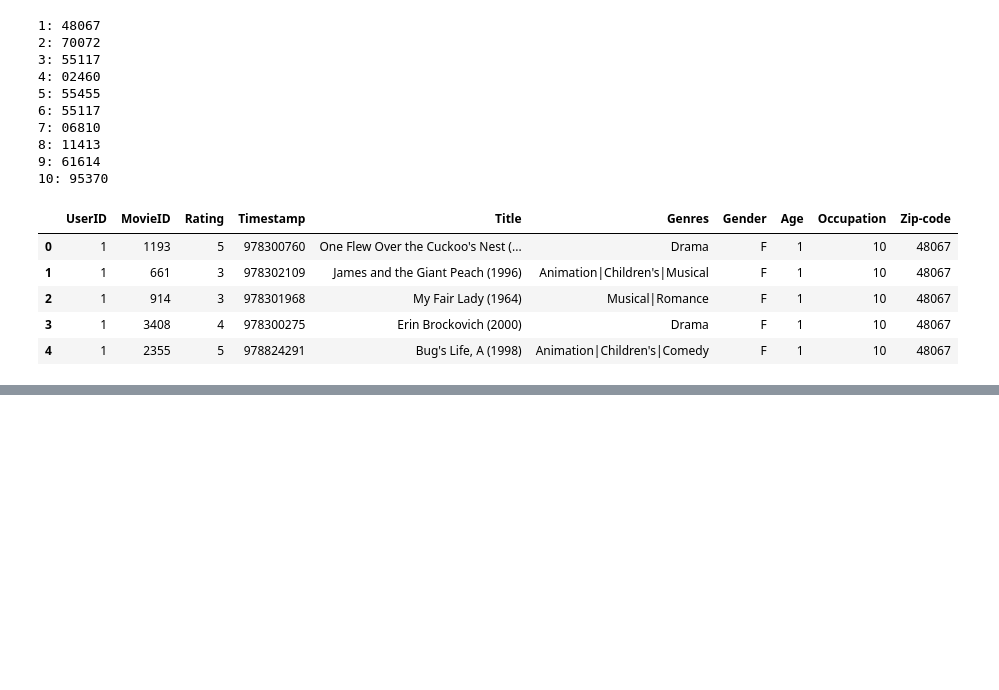
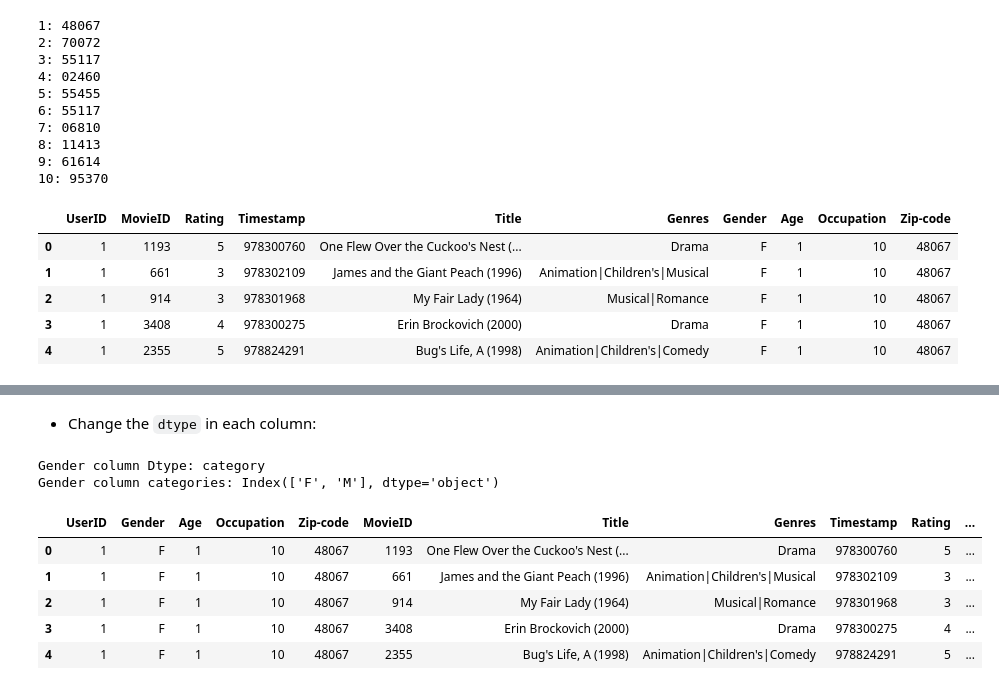
Before and after one commit to grace-sampao/Learning-Log-Python-Machine-Learning-by-Example-by-Yuxi-Hayden-Liu, a Jupyter notebook: exercises/02-building-a-movie-recommendation-engine-with-naïve-bayes/exercise-01.ipynb, the cells around one changed output, grey strips where cells are left out. Drawn from its saved outputs; the diff is of its cells as text; code cells hidden in the pictures; blank space fills up the shorter version.

```diff
--- a/exercises/02-building-a-movie-recommendation-engine-with-naïve-bayes/exercise-01.ipynb
+++ b/exercises/02-building-a-movie-recommendation-engine-with-naïve-bayes/exercise-01.ipynb
@@ -342,0 +367,6 @@ user_movie_ratings.head()
+# %%
+column_order = ['UserID', 'Gender', 'Age', 'Occupation', 'Zip-code', 'MovieID', 'Title', 'Genres', 'Timestamp', 'Rating']
+
+user_movie_ratings = user_movie_ratings[column_order]
+
+user_movie_ratings.head()
@@ -342,0 +380,32 @@ user_movie_ratings.head()
+# %% [markdown]
+- Change the `dtype` in each column:
+# %%
+# Change the dtype in the gender column from object to category (unordered)
+user_movie_ratings['Gender'] = user_movie_ratings['Gender'].astype('category')
+
+print(f"Gender column Dtype: {user_movie_ratings['Gender'].dtype}")
+print(f"Gender column categories: {user_movie_ratings['Gender'].cat.categories}")
+# %% [output]
+Gender column Dtype: category
+Gender column categories: Index(['F', 'M'], dtype='object')
+# %%
+# Change the dtype in the age column from int64 to category (ordered)
+bins = [0, 12, 19, 34, 54, 64, 120]
+# labels = ['Child', 'Teen', 'Young Adult', 'Middle Aged', 'Older Adult', 'Senior']
+labels = ['Child (0 - 12)', 'Teen (13 - 19)', 'Young Adult (20 - 34)', 'Middle Aged (35 - 54)', 'Older Adult (55 - 64)', 'Senior (65+)']
+
+user_movie_ratings['Age Group'] = pd.cut(
+  user_movie_ratings['Age'],
+  bins=bins,
+  labels=labels,
+  include_lowest=True
+)
+
+user_movie_ratings.head()
+# %% [output]
+|  | UserID | Gender | Age | Occupation | Zip-code | MovieID | Title | Genres | Timestamp | Rating | ... |
+| 0 | 1 | F | 1 | 10 | 48067 | 1193 | One Flew Over the Cuckoo's Nest (... | Drama | 978300760 | 5 | ... |
+| 1 | 1 | F | 1 | 10 | 48067 | 661 | James and the Giant Peach (1996) | Animation|Children's|Musical | 978302109 | 3 | ... |
+| 2 | 1 | F | 1 | 10 | 48067 | 914 | My Fair Lady (1964) | Musical|Romance | 978301968 | 3 | ... |
+| 3 | 1 | F | 1 | 10 | 48067 | 3408 | Erin Brockovich (2000) | Drama | 978300275 | 4 | ... |
+| 4 | 1 | F | 1 | 10 | 48067 | 2355 | Bug's Life, A (1998) | Animation|Children's|Comedy | 978824291 | 5 | ... |
```
Also changed, not shown: parts of 9 cells of this notebook.
